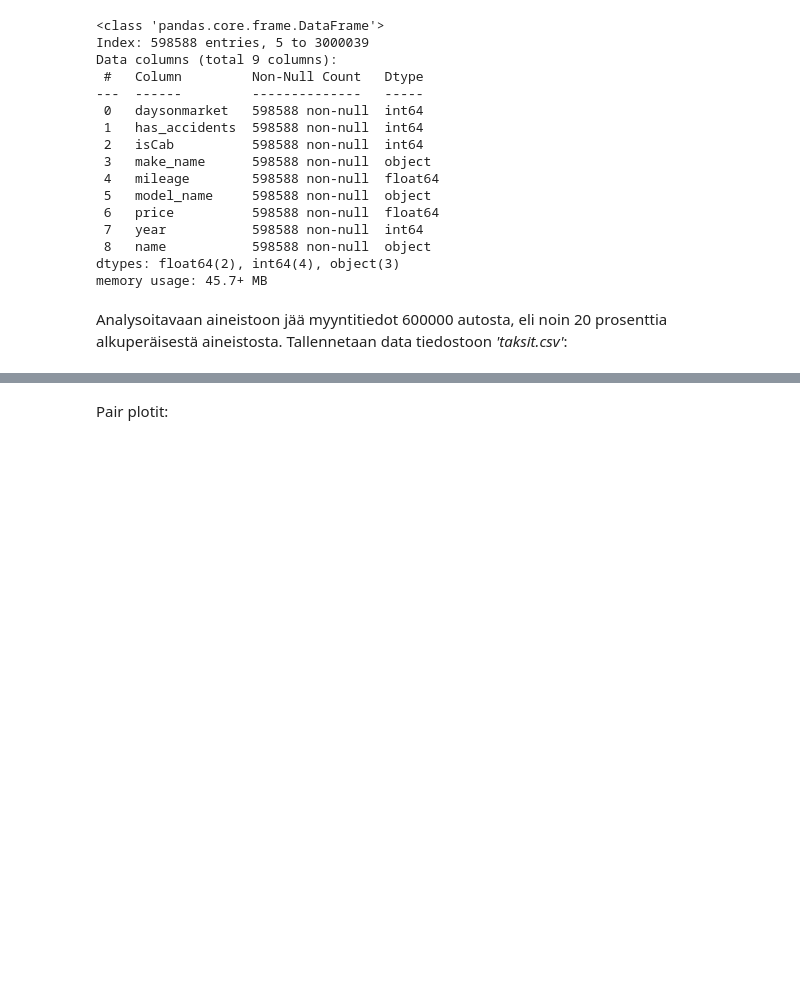
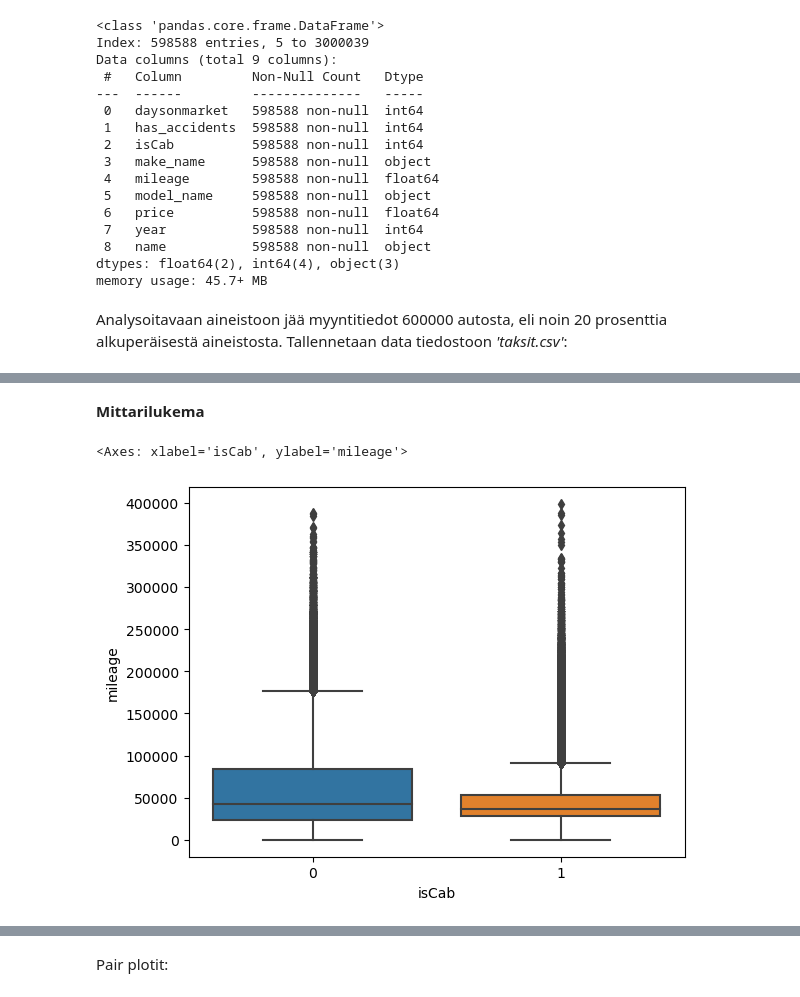
Before and after one commit to SallaLipasti/jamk-aida-projekti, a Jupyter notebook: taksit.ipynb, the cells around one changed output, grey strips where cells are left out. Saved outputs shown, nothing was run; the diff lists cells and outputs as text; code cells hidden in the pictures; blank space fills up the shorter version.

```diff
--- a/taksit.ipynb
+++ b/taksit.ipynb
@@ -392,0 +412,7 @@ autot2.describe()
+# %% [markdown]
+**Mittarilukema**
+# %%
+sns.boxplot(x = 'isCab', y = 'mileage', data = taksit_df)
+# %% [output]
+<Axes: xlabel='isCab', ylabel='mileage'>
+[figure, added]
```
Also changed, not shown: parts of 14 cells of this notebook.
